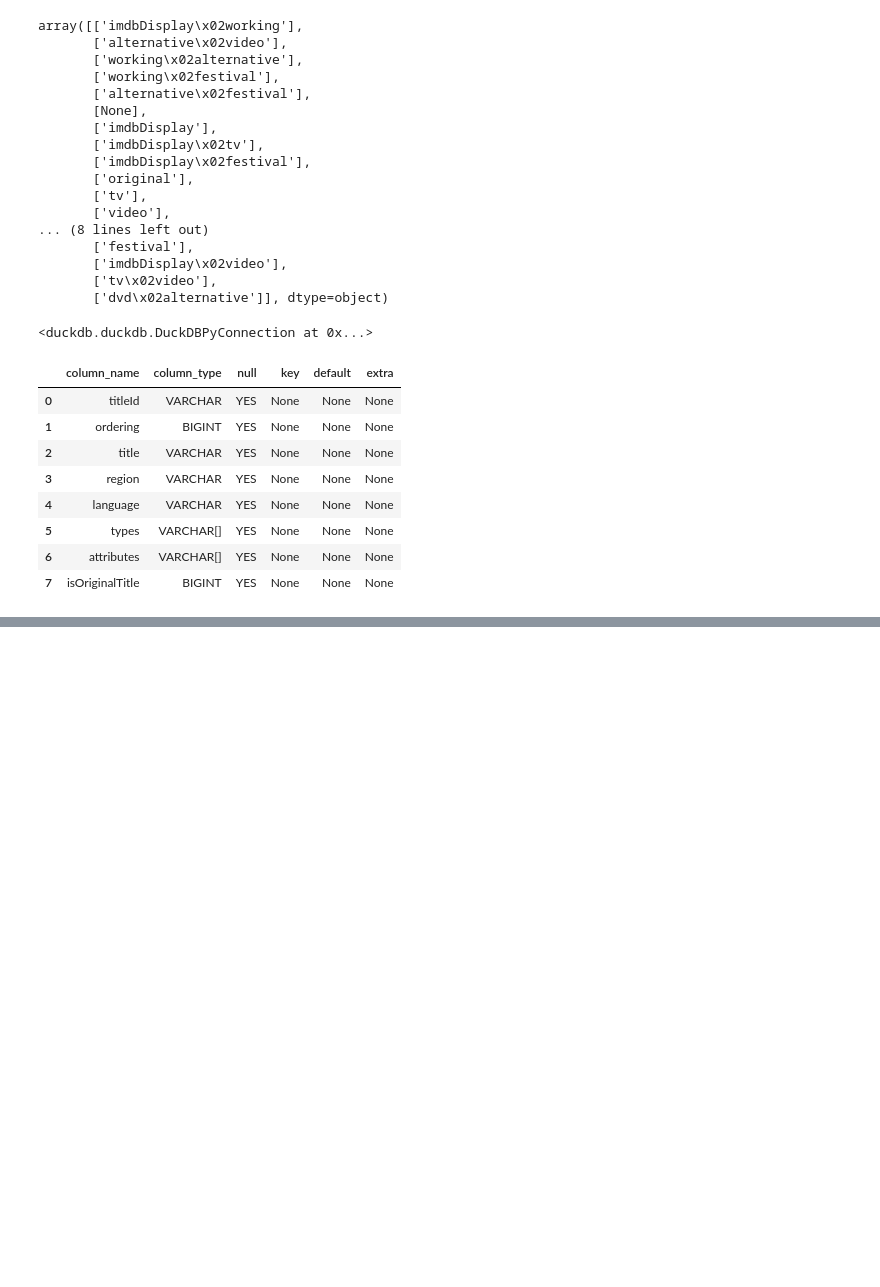
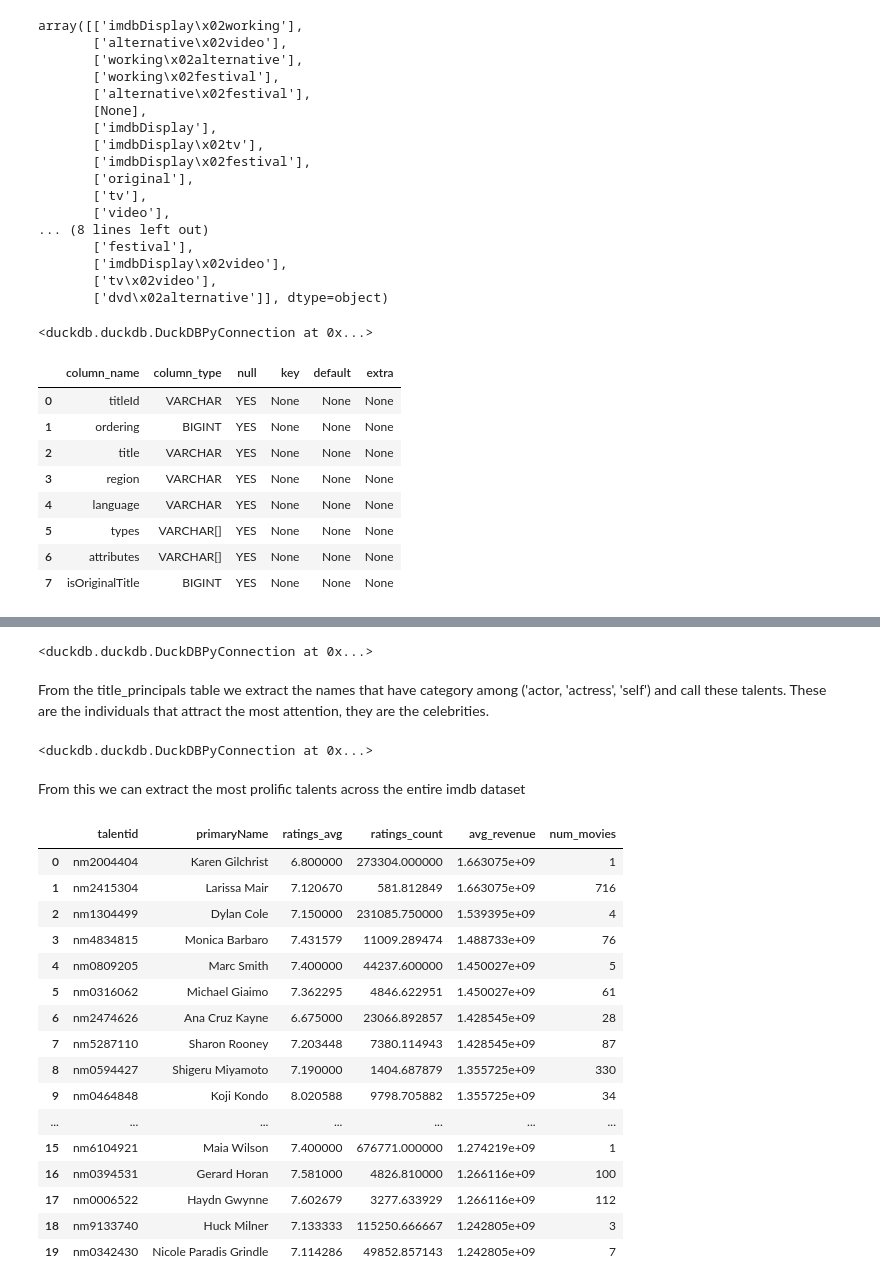
Before and after one commit to leanperia/MoviesRecommendedByLean, a Jupyter notebook: download_and_explore_data.ipynb, the cells around one changed output, grey strips where cells are left out. Cells and saved outputs as stored; diff of their text form; code cells hidden in the pictures; blank space fills up the shorter version.

```diff
--- a/download_and_explore_data.ipynb
+++ b/download_and_explore_data.ipynb
@@ -693,0 +483,80 @@ gc.collect()
+# %%
+db.execute("""
+    CREATE OR REPLACE TABLE writers AS
+        SELECT
+            a.nconst AS writerid,
+            a.primaryName,
+            b.ratings_avg,
+            b.ratings_count,
+            b.avg_revenue,
+            b.num_titles
+        FROM name_basics_raw a
+        LEFT JOIN (
+            SELECT
+                writerid,
+                AVG(imdb_ratings_avg) AS ratings_avg,
+                AVG(imdb_ratings_count) AS ratings_count,
+                AVG(revenue) AS avg_revenue,
+                COUNT(imdb_ratings_avg) AS num_titles
+            FROM title_writers b
+            LEFT JOIN titles c
+            ON b.tconst = c.tconst
+            GROUP BY writerid
+        ) b
+        ON a.nconst = b.writerid;
+""")
+# %% [output]
+<duckdb.duckdb.DuckDBPyConnection at 0x...>
+# %% [markdown]
+From the title_principals table we extract the names that have category among ('actor, 'actress', 'self') and call these talents. These are the individuals that attract the most attention, they are the celebrities.
+# %%
+db.execute("""
+    CREATE OR REPLACE TABLE talents AS
+        SELECT
+            a.nconst AS talentid,
+            a.primaryName,
+            b.ratings_avg,
+            b.ratings_count,
+            b.avg_revenue,
+            b.num_titles
+        FROM name_basics_raw a
+        LEFT JOIN (
+            SELECT
+                nconst,
+                AVG(imdb_ratings_avg) AS ratings_avg,
+                AVG(imdb_ratings_count) AS ratings_count,
+                AVG(revenue) AS avg_revenue,
+                COUNT(imdb_ratings_avg) AS num_titles
+            FROM
+            (SELECT * FROM title_principals_raw
+            WHERE category in ('actor', 'actress', 'self')) b
+            LEFT JOIN titles c
+            ON b.tconst = c.tconst
+            GROUP BY nconst
+        ) b
+        ON a.nconst = b.nconst;
+""")
+# %% [output]
+<duckdb.duckdb.DuckDBPyConnection at 0x...>
+# %% [markdown]
+From this we can extract the most prolific talents across the entire imdb dataset
+# %%
+db.execute('select * from talents order by avg_revenue desc limit 20').fetchdf()
+# %% [output]
+|  | talentid | primaryName | ratings_avg | ratings_count | avg_revenue | num_movies |
+| 0 | nm2004404 | Karen Gilchrist | 6.800000 | 273304.000000 | 1.663075e+09 | 1 |
+| 1 | nm2415304 | Larissa Mair | 7.120670 | 581.812849 | 1.663075e+09 | 716 |
+| 2 | nm1304499 | Dylan Cole | 7.150000 | 231085.750000 | 1.539395e+09 | 4 |
+| 3 | nm4834815 | Monica Barbaro | 7.431579 | 11009.289474 | 1.488733e+09 | 76 |
+| 4 | nm0809205 | Marc Smith | 7.400000 | 44237.600000 | 1.450027e+09 | 5 |
+| 5 | nm0316062 | Michael Giaimo | 7.362295 | 4846.622951 | 1.450027e+09 | 61 |
+| 6 | nm2474626 | Ana Cruz Kayne | 6.675000 | 23066.892857 | 1.428545e+09 | 28 |
+| 7 | nm5287110 | Sharon Rooney | 7.203448 | 7380.114943 | 1.428545e+09 | 87 |
+| 8 | nm0594427 | Shigeru Miyamoto | 7.190000 | 1404.687879 | 1.355725e+09 | 330 |
+| 9 | nm0464848 | Koji Kondo | 8.020588 | 9798.705882 | 1.355725e+09 | 34 |
+| ... | ... | ... | ... | ... | ... | ... |
+| 15 | nm6104921 | Maia Wilson | 7.400000 | 676771.000000 | 1.274219e+09 | 1 |
+| 16 | nm0394531 | Gerard Horan | 7.581000 | 4826.810000 | 1.266116e+09 | 100 |
+| 17 | nm0006522 | Haydn Gwynne | 7.602679 | 3277.633929 | 1.266116e+09 | 112 |
+| 18 | nm9133740 | Huck Milner | 7.133333 | 115250.666667 | 1.242805e+09 | 3 |
+| 19 | nm0342430 | Nicole Paradis Grindle | 7.114286 | 49852.857143 | 1.242805e+09 | 7 |
```
Also changed, not shown: parts of 98 cells of this notebook, 4 other files.
